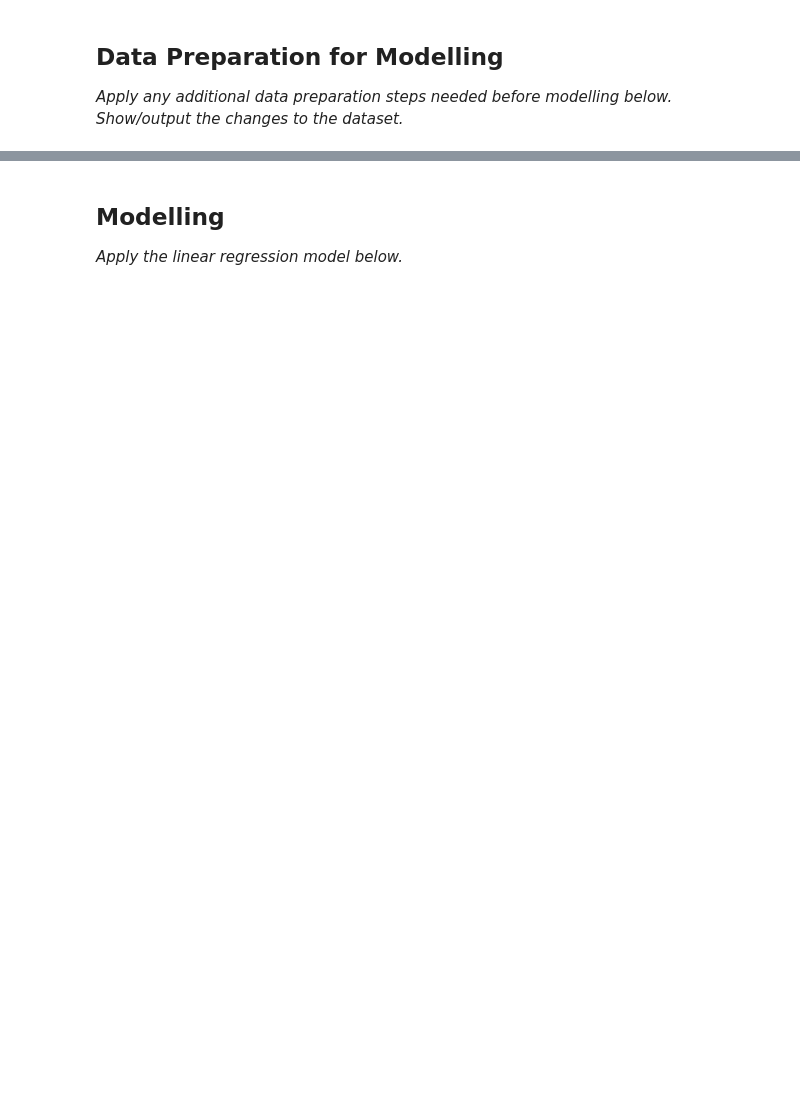
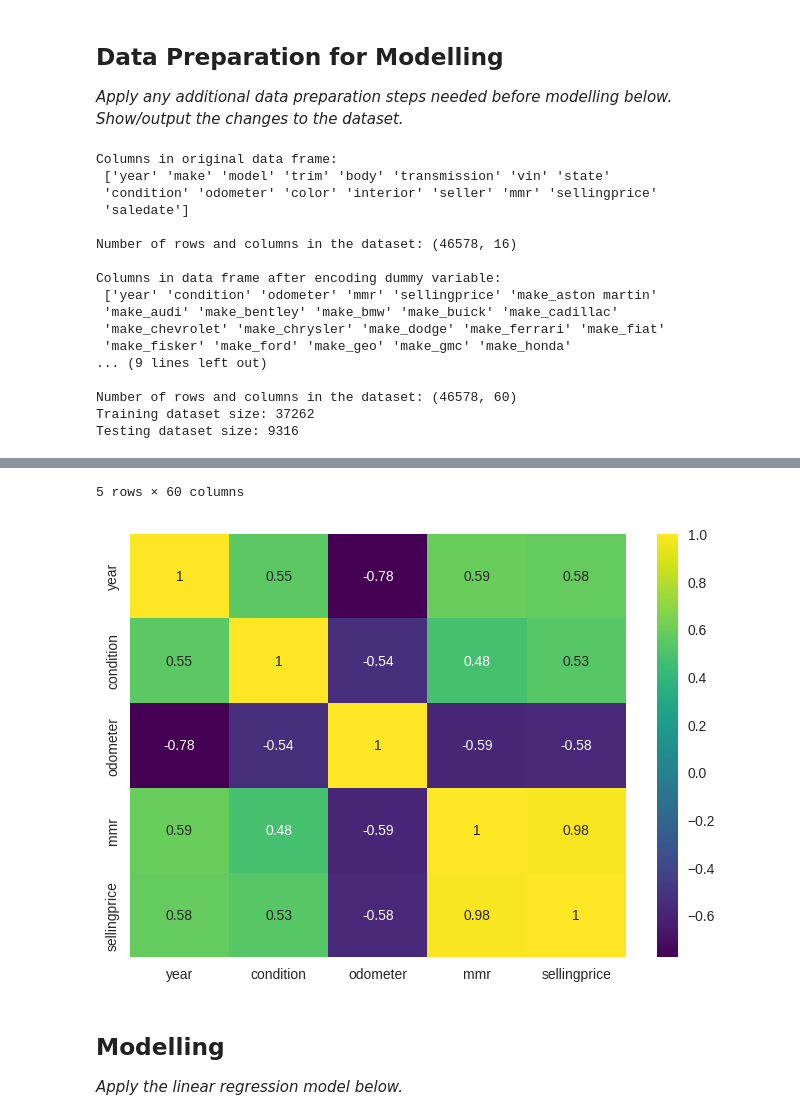
Before and after one commit to ahmedekram98/W2023, a Jupyter notebook: Regression_Mini-Project.ipynb, the cells around one changed output, grey strips where cells are left out. Drawn from its saved outputs; the diff is of its cells as text; code cells hidden in the pictures; blank space fills up the shorter version.

```diff
--- a/Regression_Mini-Project.ipynb
+++ b/Regression_Mini-Project.ipynb
@@ -326,3 +377,64 @@ expensive car body type.**
 ## Data Preparation for Modelling
 
 _Apply any additional data preparation steps needed before modelling below. Show/output the changes to the dataset._
+# %%
+corr = df.corr()
+corr
+corr['sellingprice'].sort_values(ascending=False, key=lambda x: x.abs())
+sns.heatmap(corr, cmap='viridis', annot = True);
+from sklearn.model_selection import train_test_split
+# Convert categorical variables into dummy/indicator variables (also known as one-hot encoding).
+categorical_columns = ['make', 'body', 'transmission']
+df_encode = pd.get_dummies(data=df,
+                           columns=categorical_columns,
+                           drop_first=True,
+                           dtype='int8')
+# Remove columns that are not needed for the model.
+# The columns ‘model’, ‘trim’, ‘vin’, ‘state’, ‘interior’, ‘seller’, ‘saledate’, and ‘color’ are dropped. These columns dropped because they are not relevant to the target variable ‘sellingprice’
+df_encode = df_encode.drop(['model','trim','vin','state','interior','seller','saledate','color'], axis=1)
+
+# Let's have a look at the difference in data before/after encoding
+print('Columns in original data frame:\n',df.columns.values)
+print('\nNumber of rows and columns in the dataset:',df.shape)
+print('\nColumns in data frame after encoding dummy variable:\n',df_encode.columns.values)
+print('\nNumber of rows and columns in the dataset:',df_encode.shape)
+# The make,body,and transmission of a car could influence its price. Similarly, numerical features like year, condition, odometer reading, and mmr (likely standing for Manheim Market Report, a tool that helps users understand used-car market trends) could also affect a car’s price.
+numerical_columns = ['year', 'condition', 'odometer','mmr','sellingprice']
+
+
+df_encode[numerical_columns] = (
+
+    df_encode[numerical_columns] - df_encode[numerical_columns].min()
+
+) /(
+
+    df_encode[numerical_columns].max() - df_encode[numerical_columns].min()
+)
+# Split the dataset into a training set and a testing set.
+x = df_encode.drop('sellingprice',axis=1) # Independent variable
+y = df_encode['sellingprice'] # Dependent variable
+
+x_train, x_test, y_train, y_test = train_test_split(x,y,test_size=0.2,random_state=23)
+
+print('Training dataset size:', x_train.shape[0])
+print('Testing dataset size:', x_test.shape[0])
+
+df_encode.head()
+# %% [output]
+Columns in original data frame:
+ ['year' 'make' 'model' 'trim' 'body' 'transmission' 'vin' 'state'
+ 'condition' 'odometer' 'color' 'interior' 'seller' 'mmr' 'sellingprice'
+ 'saledate']
+
+Number of rows and columns in the dataset: (46578, 16)
+
+Columns in data frame after encoding dummy variable:
+ ['year' 'condition' 'odometer' 'mmr' 'sellingprice' 'make_aston martin'
+ 'make_audi' 'make_bentley' 'make_bmw' 'make_buick' 'make_cadillac'
+ 'make_chevrolet' 'make_chrysler' 'make_dodge' 'make_ferrari' 'make_fiat'
+ 'make_fisker' 'make_ford' 'make_geo' 'make_gmc' 'make_honda'
+... (9 lines left out)
+
+Number of rows and columns in the dataset: (46578, 60)
+Training dataset size: 37262
+Testing dataset size: 9316
@@ -329,3 +447,5 @@ _Apply any additional data preparation steps needed before modelling below. Show
+5 rows × 60 columns
+[figure, added]
 # %% [markdown]
 ## Modelling
 
```
Also changed, not shown: parts of 11 cells of this notebook.
